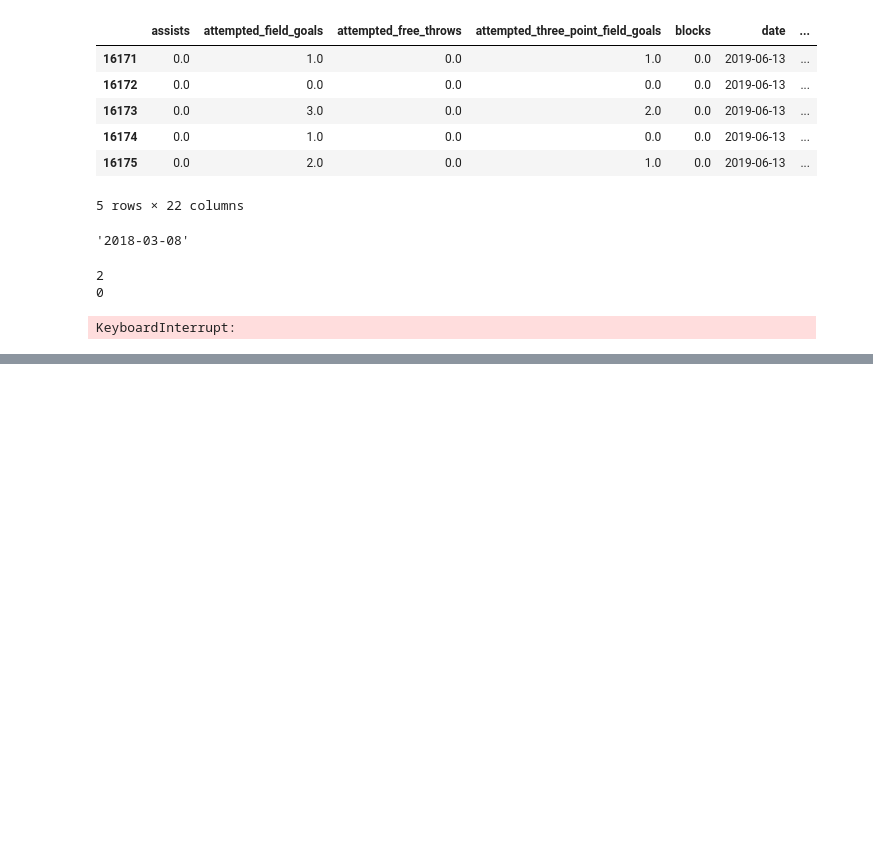
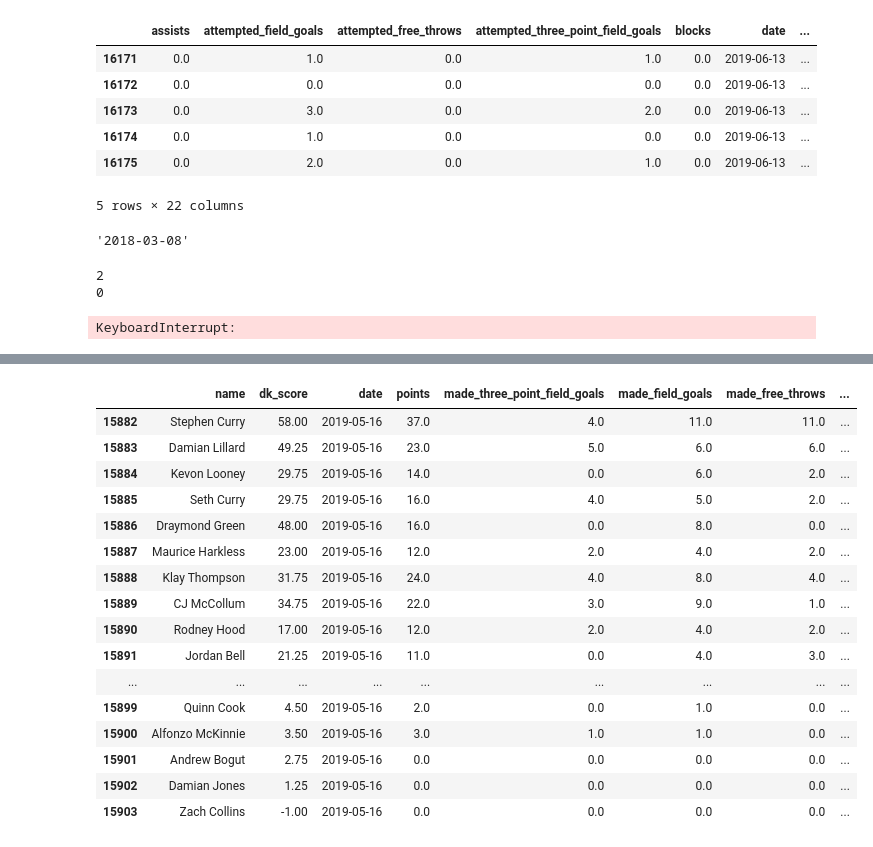
Before and after one commit to shanemulqueen/nba, a Jupyter notebook: Salary_scrape_scratch.ipynb, the cells around one changed output, grey strips where cells are left out. Saved outputs shown, nothing was run; the diff lists cells and outputs as text; code cells hidden in the pictures; blank space fills up the shorter version.

```diff
--- a/Salary_scrape_scratch.ipynb
+++ b/Salary_scrape_scratch.ipynb
@@ -360,0 +389,4 @@ KeyboardInterrupt:
+# %%
+clnr = Cleaner()
+data = clnr.bb_ref_to_dk(data)
+data['dk_score']= data.apply(lambda x: fs.dk_score(x),axis = 1)
@@ -360,0 +419,21 @@ KeyboardInterrupt:
+# %%
+data[data['date']=='2019-05-16'][['name','dk_score','date','points','made_three_point_field_goals','made_field_goals','made_free_throws',
+         'rebounds','assists','steals','blocks','turnovers','dd','td']]
+# %% [output]
+|  | name | dk_score | date | points | made_three_point_field_goals | made_field_goals | made_free_throws | ... |
+| 15882 | Stephen Curry | 58.00 | 2019-05-16 | 37.0 | 4.0 | 11.0 | 11.0 | ... |
+| 15883 | Damian Lillard | 49.25 | 2019-05-16 | 23.0 | 5.0 | 6.0 | 6.0 | ... |
+| 15884 | Kevon Looney | 29.75 | 2019-05-16 | 14.0 | 0.0 | 6.0 | 2.0 | ... |
+| 15885 | Seth Curry | 29.75 | 2019-05-16 | 16.0 | 4.0 | 5.0 | 2.0 | ... |
+| 15886 | Draymond Green | 48.00 | 2019-05-16 | 16.0 | 0.0 | 8.0 | 0.0 | ... |
+| 15887 | Maurice Harkless | 23.00 | 2019-05-16 | 12.0 | 2.0 | 4.0 | 2.0 | ... |
+| 15888 | Klay Thompson | 31.75 | 2019-05-16 | 24.0 | 4.0 | 8.0 | 4.0 | ... |
+| 15889 | CJ McCollum | 34.75 | 2019-05-16 | 22.0 | 3.0 | 9.0 | 1.0 | ... |
+| 15890 | Rodney Hood | 17.00 | 2019-05-16 | 12.0 | 2.0 | 4.0 | 2.0 | ... |
+| 15891 | Jordan Bell | 21.25 | 2019-05-16 | 11.0 | 0.0 | 4.0 | 3.0 | ... |
+| ... | ... | ... | ... | ... | ... | ... | ... | ... |
+| 15899 | Quinn Cook | 4.50 | 2019-05-16 | 2.0 | 0.0 | 1.0 | 0.0 | ... |
+| 15900 | Alfonzo McKinnie | 3.50 | 2019-05-16 | 3.0 | 1.0 | 1.0 | 0.0 | ... |
+| 15901 | Andrew Bogut | 2.75 | 2019-05-16 | 0.0 | 0.0 | 0.0 | 0.0 | ... |
+| 15902 | Damian Jones | 1.25 | 2019-05-16 | 0.0 | 0.0 | 0.0 | 0.0 | ... |
+| 15903 | Zach Collins | -1.00 | 2019-05-16 | 0.0 | 0.0 | 0.0 | 0.0 | ... |
```
Also changed, not shown: parts of 9 cells of this notebook, 13 other files.
